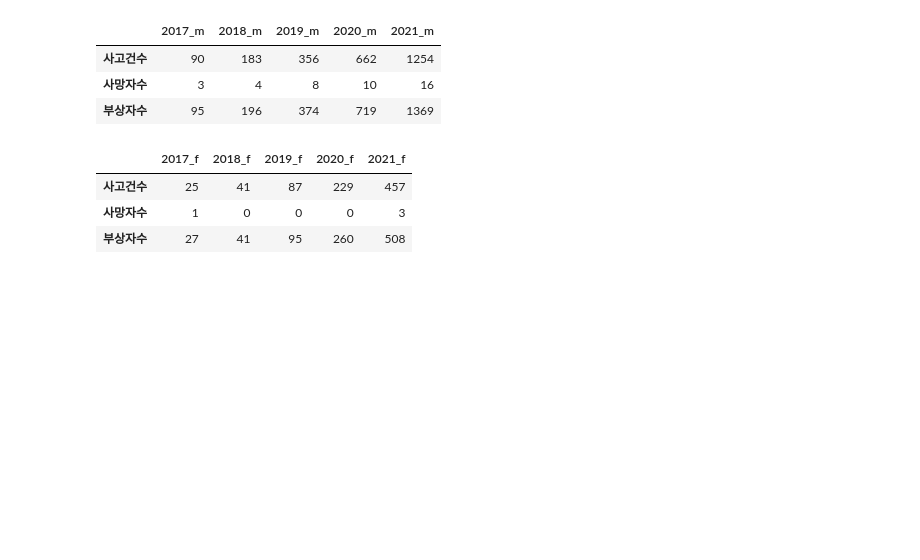
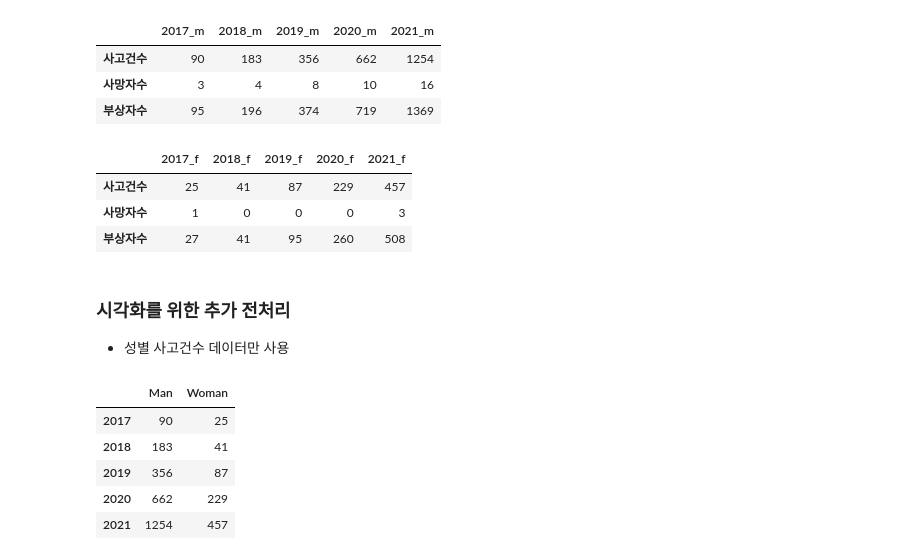
Before and after one commit to choidongjune/uos2022_big_data_contest, a Jupyter notebook: 박기정/gender.ipynb, the cells around one changed output. Cells and saved outputs as stored; diff of their text form; code cells hidden in the pictures; blank space fills up the shorter version.

```diff
--- a/박기정/gender.ipynb
+++ b/박기정/gender.ipynb
@@ -54,3 +54,6 @@ df2_pm_f
 | 사고건수 | 25 | 41 | 87 | 229 | 457 |
 | 사망자수 | 1 | 0 | 0 | 0 | 3 |
 | 부상자수 | 27 | 41 | 95 | 260 | 508 |
+# %% [markdown]
+### 시각화를 위한 추가 전처리
+- 성별 사고건수 데이터만 사용
@@ -56,0 +63,11 @@ df2_pm_f
+# %%
+gender_new = pd.concat([df2_pm_m.iloc[0:1,:], df2_pm_f.iloc[0:1,:]], axis=0)
+gender_final = gender_new.reset_index(drop=True).set_index(pd.Index(['Man','Woman'])).transpose()
+gender_final
+# %% [output]
+|  | Man | Woman |
+| 2017 | 90 | 25 |
+| 2018 | 183 | 41 |
+| 2019 | 356 | 87 |
+| 2020 | 662 | 229 |
+| 2021 | 1254 | 457 |
```
Also changed, not shown: parts of 6 cells of this notebook.
